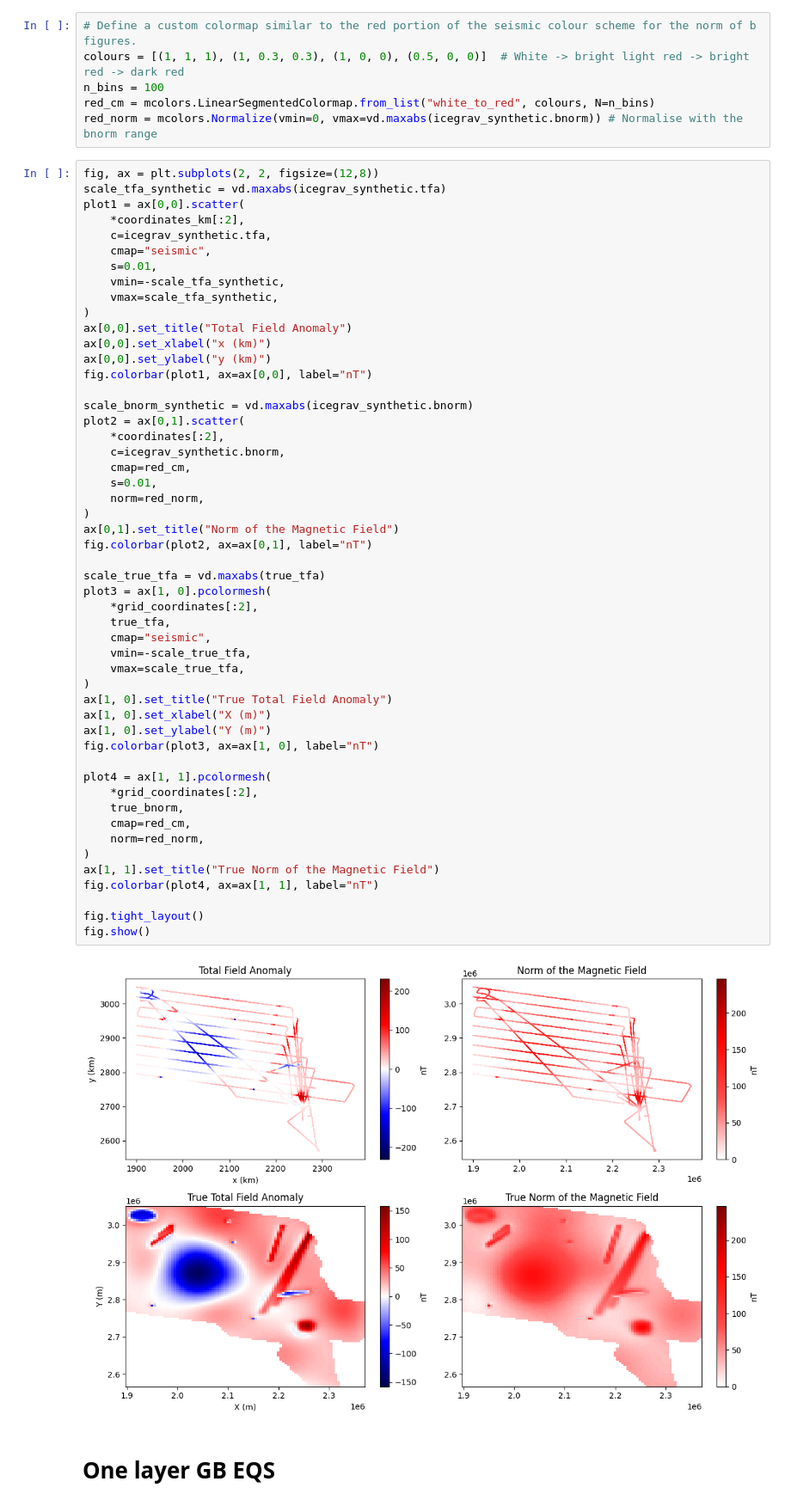
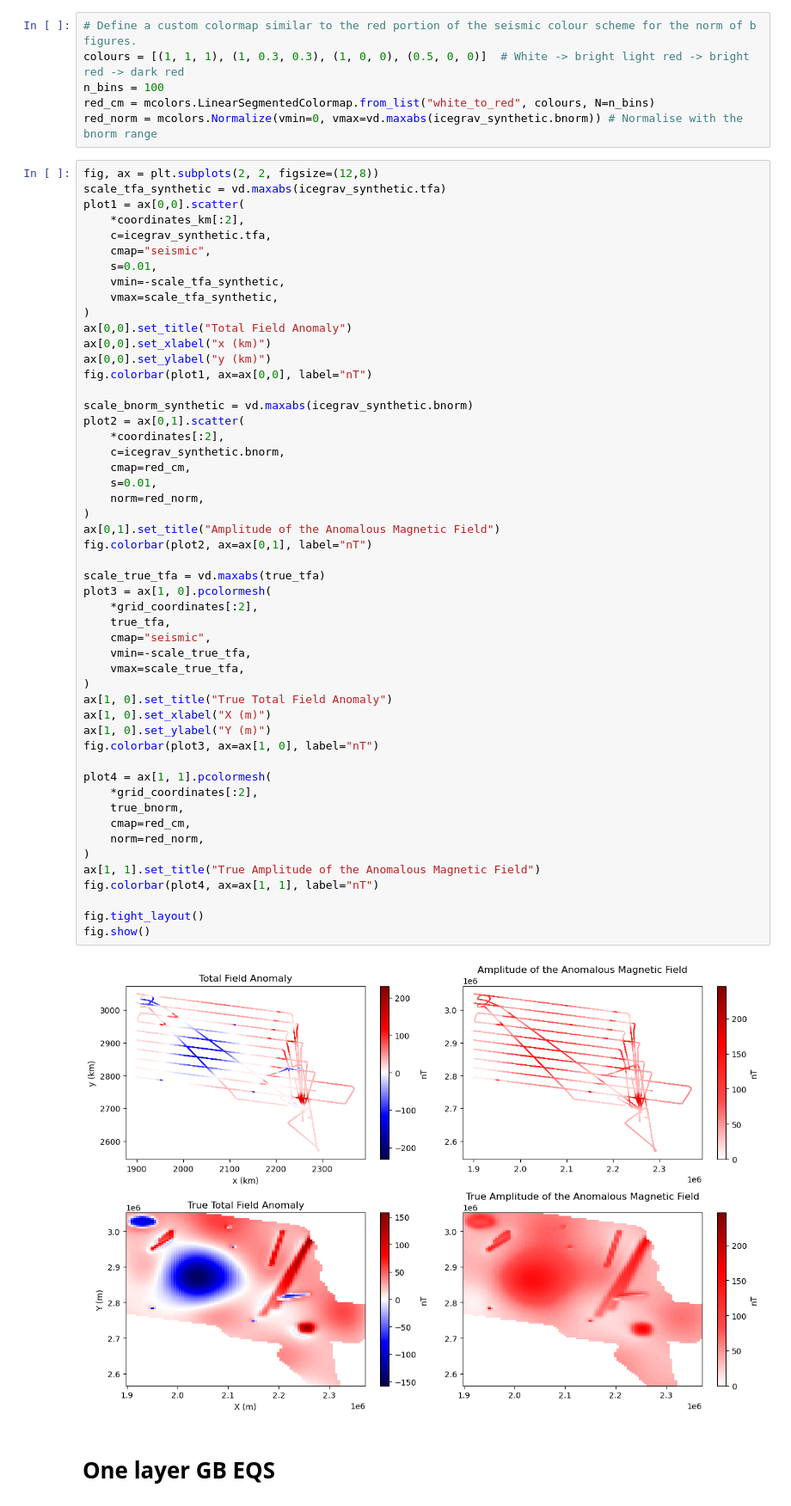
Before and after one commit to compgeolab/eqs-magnetic-dual-layer, a Jupyter notebook: code/06_icegrav_synthetic.ipynb, the cells around one changed output. Shown at 86% size. Cells and saved outputs as stored; diff of their text form.

```diff
--- a/code/06_icegrav_synthetic.ipynb
+++ b/code/06_icegrav_synthetic.ipynb
@@ -89,36 +89,36 @@ plot2 = ax[0,1].scatter(
     cmap=red_cm,
     s=0.01,
     norm=red_norm,
 )
-ax[0,1].set_title("Norm of the Magnetic Field")
+ax[0,1].set_title("Amplitude of the Anomalous Magnetic Field")
 fig.colorbar(plot2, ax=ax[0,1], label="nT")
 
 scale_true_tfa = vd.maxabs(true_tfa)
 plot3 = ax[1, 0].pcolormesh(
     *grid_coordinates[:2],
     true_tfa,
     cmap="seismic",
     vmin=-scale_true_tfa,
     vmax=scale_true_tfa,
 )
 ax[1, 0].set_title("True Total Field Anomaly")
 ax[1, 0].set_xlabel("X (m)")
 ax[1, 0].set_ylabel("Y (m)")
 fig.colorbar(plot3, ax=ax[1, 0], label="nT")
 
 plot4 = ax[1, 1].pcolormesh(
     *grid_coordinates[:2],
     true_bnorm,
     cmap=red_cm,
     norm=red_norm,
 )
-ax[1, 1].set_title("True Norm of the Magnetic Field")
+ax[1, 1].set_title("True Amplitude of the Anomalous Magnetic Field")
 fig.colorbar(plot4, ax=ax[1, 1], label="nT")
 
 fig.tight_layout()
 fig.show()
 # %% [output]
-[figure, old version]
+[figure, new version]
 # %% [markdown]
 # One layer GB EQS
 # %%
```
Also changed, not shown: parts of 13 cells of this notebook, 6 other files.
